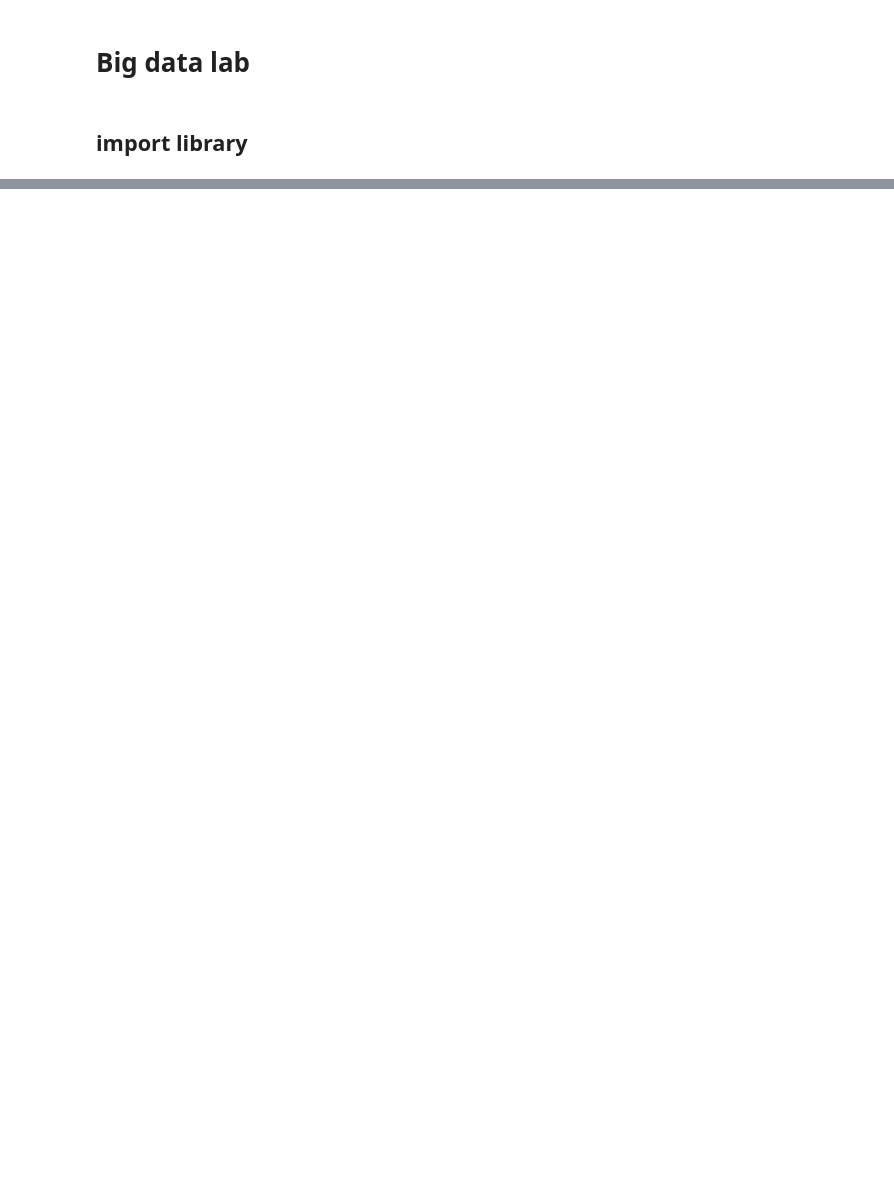
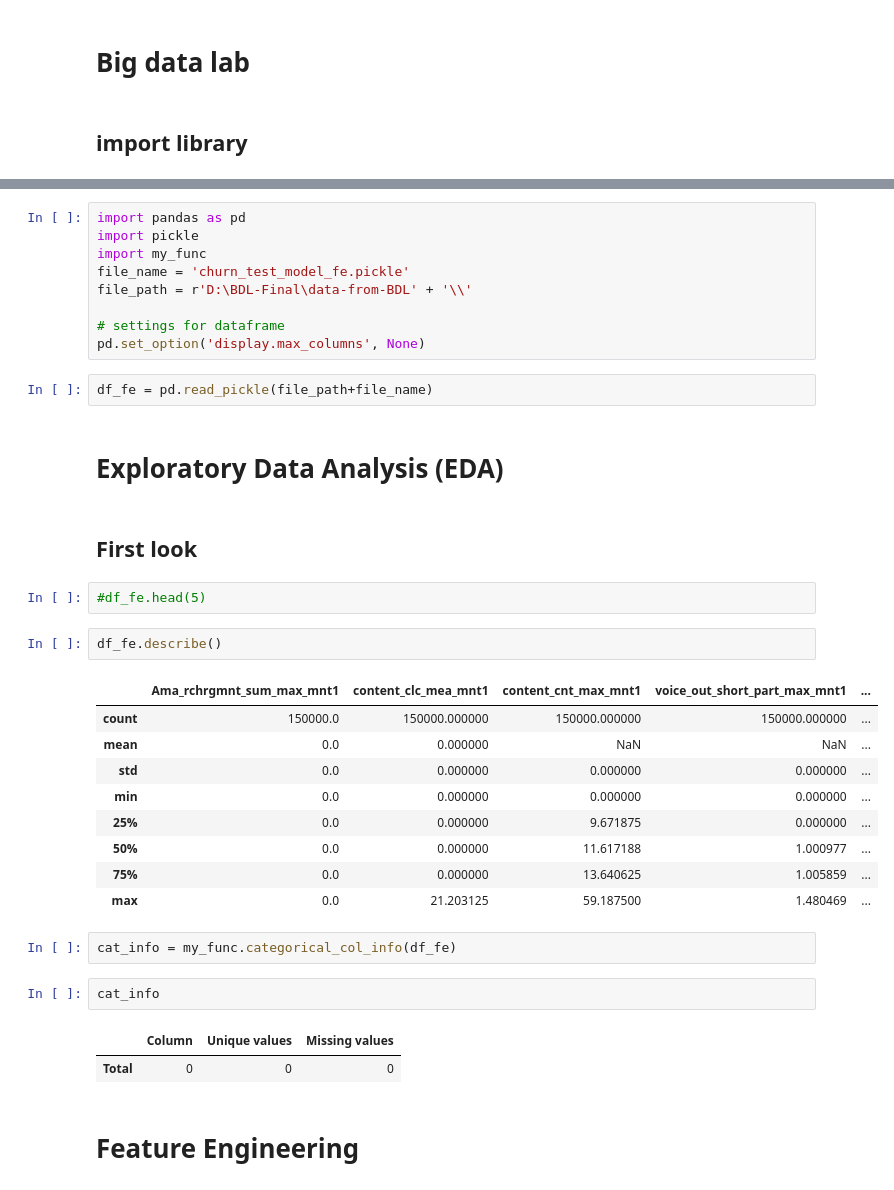
Before and after one commit to volry/subscriber-churn, a Jupyter notebook: BDL-final.ipynb, the cells around one changed output, grey strips where cells are left out. Saved outputs shown, nothing was run; the diff lists cells and outputs as text; blank space fills up the shorter version.

Commit message:
initial point before making simple model

```diff
--- a/BDL-final.ipynb
+++ b/BDL-final.ipynb
@@ -69,0 +5,38 @@ df2
+# %%
+import pandas as pd
+import pickle
+import my_func
+file_name = 'churn_test_model_fe.pickle'
+file_path = r'D:\BDL-Final\data-from-BDL' + '\\'
+
+# settings for dataframe
+pd.set_option('display.max_columns', None)
+# %%
+df_fe = pd.read_pickle(file_path+file_name)
+# %% [markdown]
+# Exploratory Data Analysis (EDA)
+# %% [markdown]
+## First look
+# %%
+#df_fe.head(5)
+# %%
+df_fe.describe()
+# %% [output]
+|  | Ama_rchrgmnt_sum_max_mnt1 | content_clc_mea_mnt1 | content_cnt_max_mnt1 | voice_out_short_part_max_mnt1 | ... |
+| count | 150000.0 | 150000.000000 | 150000.000000 | 150000.000000 | ... |
+| mean | 0.0 | 0.000000 | NaN | NaN | ... |
+| std | 0.0 | 0.000000 | 0.000000 | 0.000000 | ... |
+| min | 0.0 | 0.000000 | 0.000000 | 0.000000 | ... |
+| 25% | 0.0 | 0.000000 | 9.671875 | 0.000000 | ... |
+| 50% | 0.0 | 0.000000 | 11.617188 | 1.000977 | ... |
+| 75% | 0.0 | 0.000000 | 13.640625 | 1.005859 | ... |
+| max | 0.0 | 21.203125 | 59.187500 | 1.480469 | ... |
+# %%
+cat_info = my_func.categorical_col_info(df_fe)
+# %%
+cat_info
+# %% [output]
+|  | Column | Unique values | Missing values |
+| Total | 0 | 0 | 0 |
+# %% [markdown]
+# Feature Engineering
```
Also changed, not shown: parts of 6 cells of this notebook, 1 other file.
